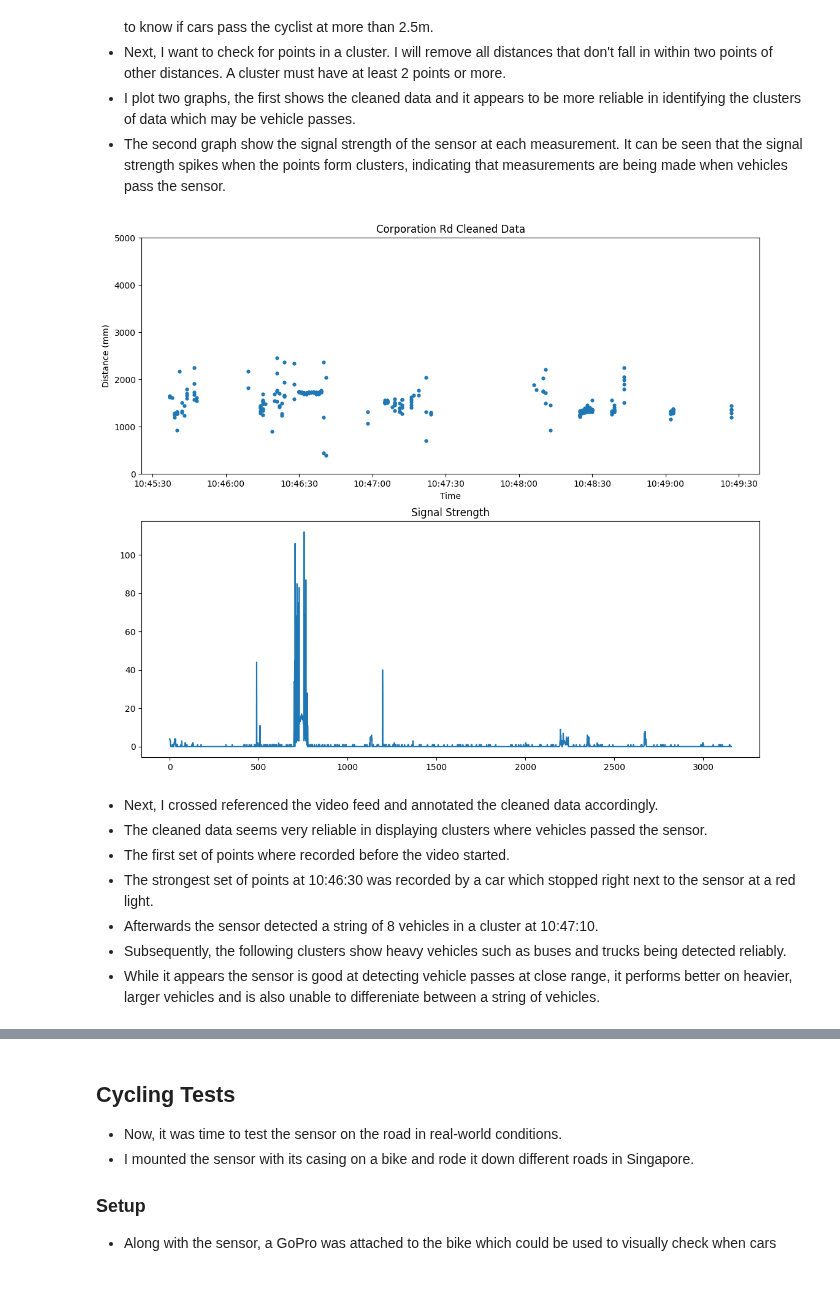
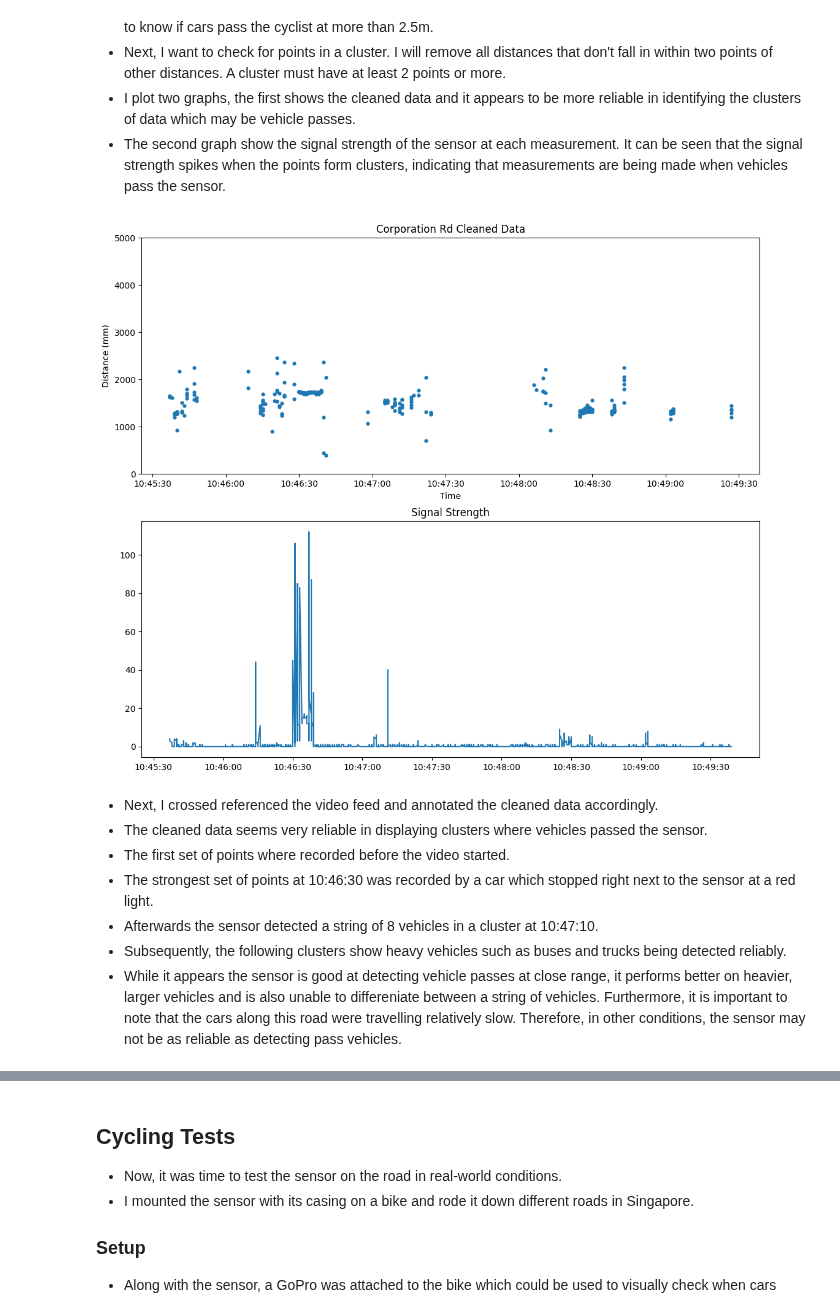
Before and after one commit to wuihee/cycling-safety-analysis, a Jupyter notebook: data_analysis/Outdoor_Tests.ipynb, the cells around one changed output, grey strips where cells are left out. Saved outputs shown, nothing was run; the diff lists cells and outputs as text; code cells hidden in the pictures; blank space fills up the shorter version.

```diff
--- a/data_analysis/Outdoor_Tests.ipynb
+++ b/data_analysis/Outdoor_Tests.ipynb
@@ -64,15 +78,15 @@ plt.show()
 # %%
 fig, axes = plt.subplots(2, figsize=(13, 11))
 
 cleaned_distances = data_cleaner.clean_spurious_data(distances)
 graphs.scatter_time_vs_distance(axes[0], timing, cleaned_distances, title="Corporation Rd Cleaned Data")
 
-axes[1].plot(strengths)
+axes[1].plot(timing, strengths)
 axes[1].set_title("Signal Strength")
 
 plt.show()
 # %% [output]
-[figure, old version]
+[figure, new version]
 # %% [markdown]
 - Next, I crossed referenced the video feed and annotated the cleaned data accordingly.
 - The cleaned data seems very reliable in displaying clusters where vehicles passed the sensor.
@@ -80,7 +94,7 @@ plt.show()
 - The strongest set of points at 10:46:30 was recorded by a car which stopped right next to the sensor at a red light.
 - Afterwards the sensor detected a string of 8 vehicles in a cluster at 10:47:10.
 - Subsequently, the following clusters show heavy vehicles such as buses and trucks being detected reliably.
-- While it appears the sensor is good at detecting vehicle passes at close range, it performs better on heavier, larger vehicles and is also unable to differeniate between a string of vehicles.
+- While it appears the sensor is good at detecting vehicle passes at close range, it performs better on heavier, larger vehicles and is also unable to differeniate between a string of vehicles. Furthermore, it is important to note that the cars along this road were travelling relatively slow. Therefore, in other conditions, the sensor may not be as reliable as detecting pass vehicles.
 # %% [markdown]
 ![Corporation Road](./data/annotated_graphs/Corporation_Rd.png)
 # %% [markdown]
```
Also changed, not shown: parts of 3 cells of this notebook, 1 other file.
